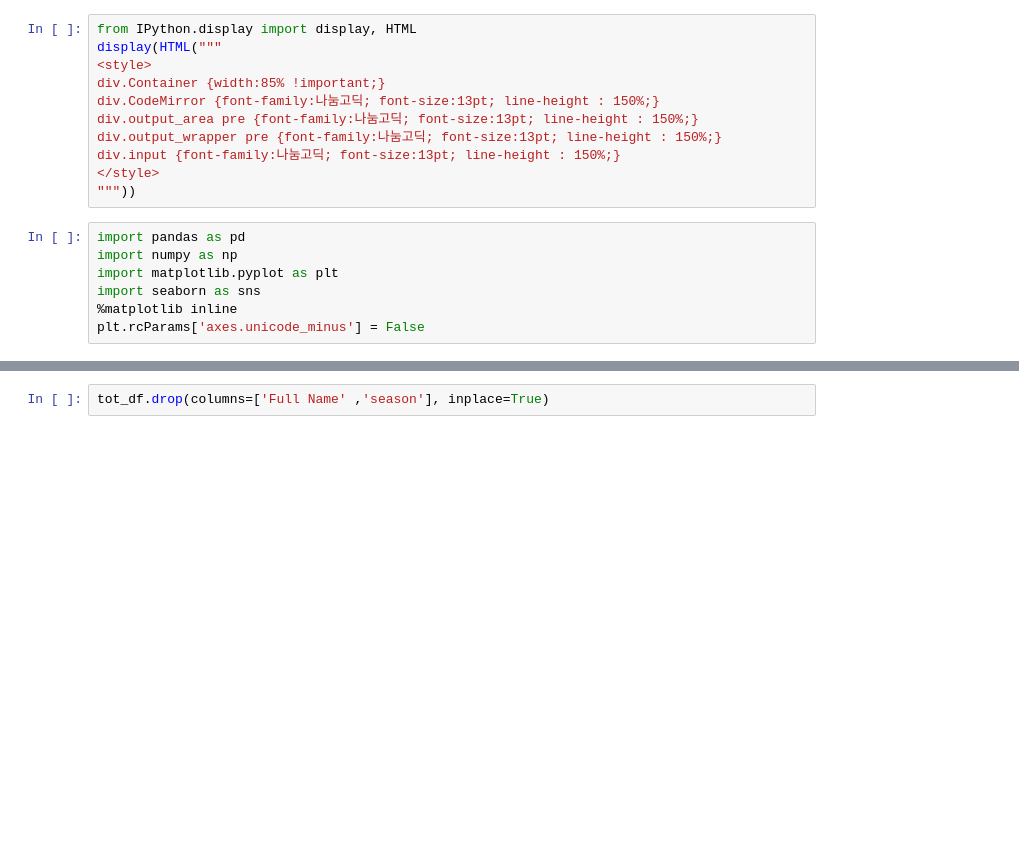
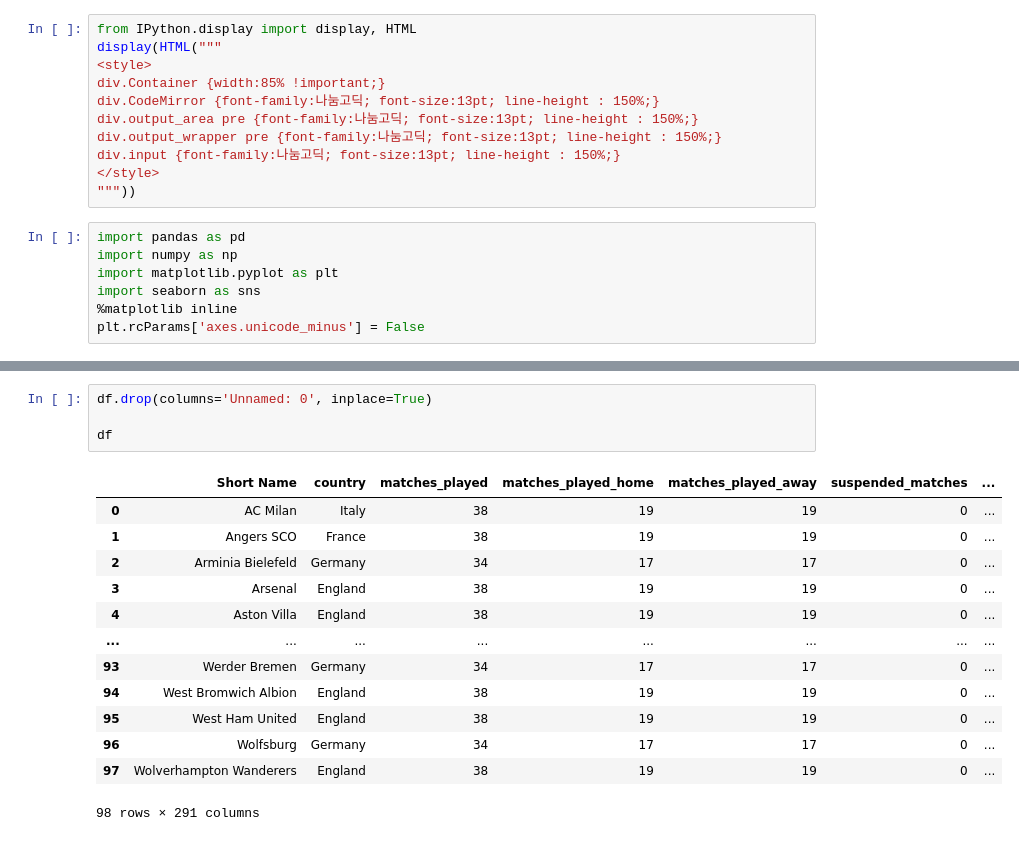
Before and after one commit to Gray116/BigData_Academy_1, a Jupyter notebook: 00_Projects/03_1_데이터 살펴보기(팀).ipynb, the cells around one changed output, grey strips where cells are left out. Cells and saved outputs as stored; diff of their text form; blank space fills up the shorter version.

```diff
--- a/00_Projects/03_1_데이터 살펴보기(팀).ipynb
+++ b/00_Projects/03_1_데이터 살펴보기(팀).ipynb
@@ -33,3 +37,19 @@ tot_df.columns
 # %%
-tot_df.drop(columns=['Full Name' ,'season'], inplace=True)
+df.drop(columns='Unnamed: 0', inplace=True)
+
+df
+# %% [output]
+|  | Short Name | country | matches_played | matches_played_home | matches_played_away | suspended_matches | ... |
+| 0 | AC Milan | Italy | 38 | 19 | 19 | 0 | ... |
+| 1 | Angers SCO | France | 38 | 19 | 19 | 0 | ... |
+| 2 | Arminia Bielefeld | Germany | 34 | 17 | 17 | 0 | ... |
+| 3 | Arsenal | England | 38 | 19 | 19 | 0 | ... |
+| 4 | Aston Villa | England | 38 | 19 | 19 | 0 | ... |
+| ... | ... | ... | ... | ... | ... | ... | ... |
+| 93 | Werder Bremen | Germany | 34 | 17 | 17 | 0 | ... |
+| 94 | West Bromwich Albion | England | 38 | 19 | 19 | 0 | ... |
+| 95 | West Ham United | England | 38 | 19 | 19 | 0 | ... |
+| 96 | Wolfsburg | Germany | 34 | 17 | 17 | 0 | ... |
+| 97 | Wolverhampton Wanderers | England | 38 | 19 | 19 | 0 | ... |
+98 rows × 291 columns
 # %%
```
Also changed, not shown: parts of 10 cells of this notebook.
